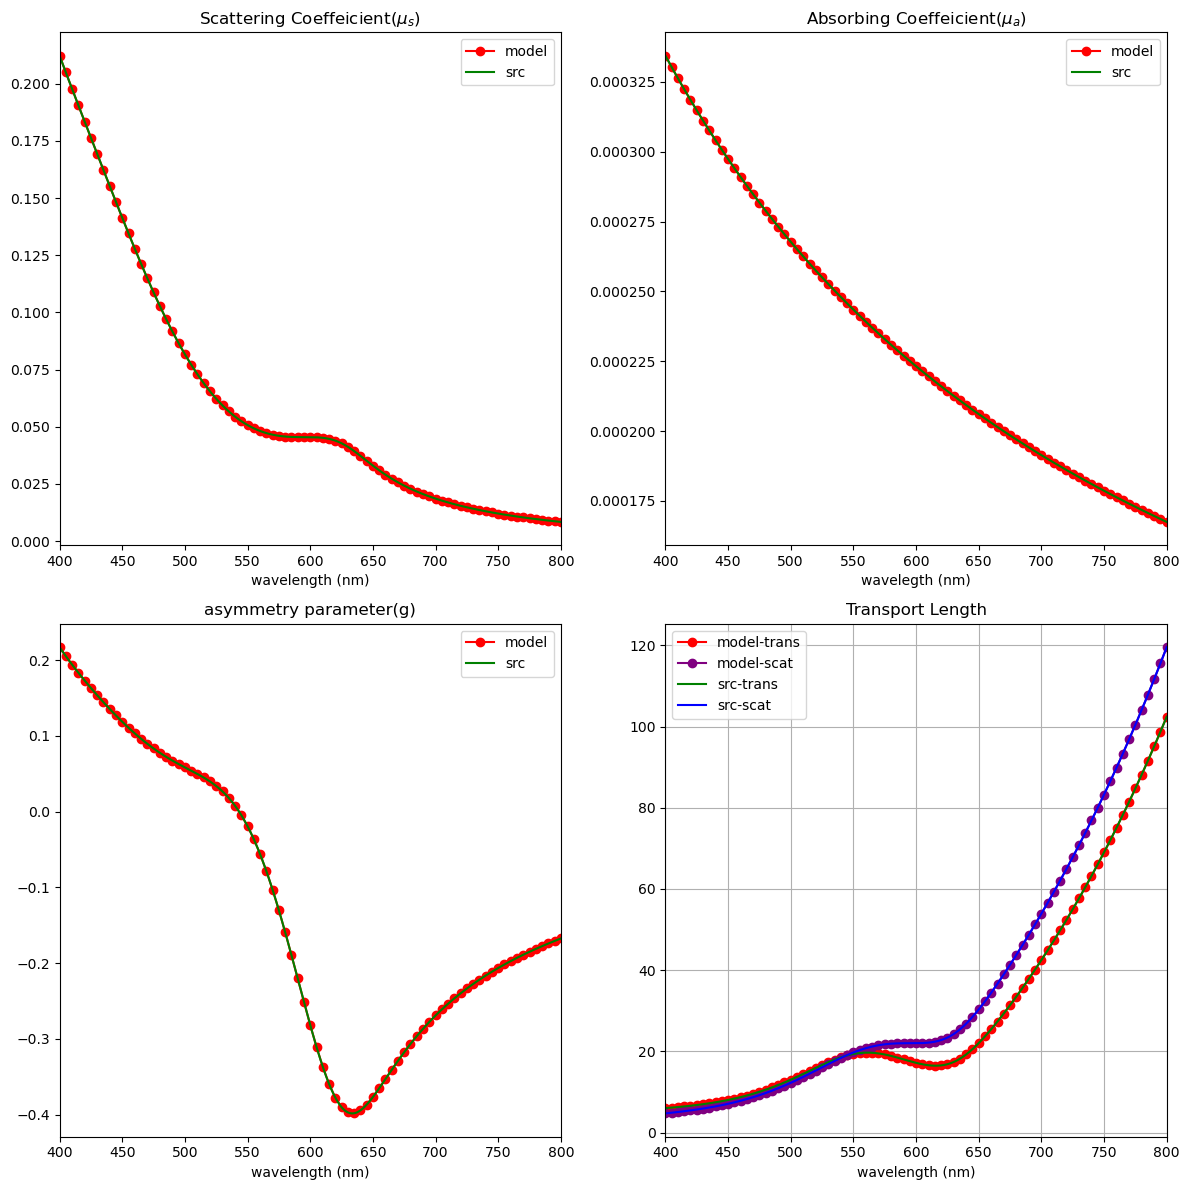
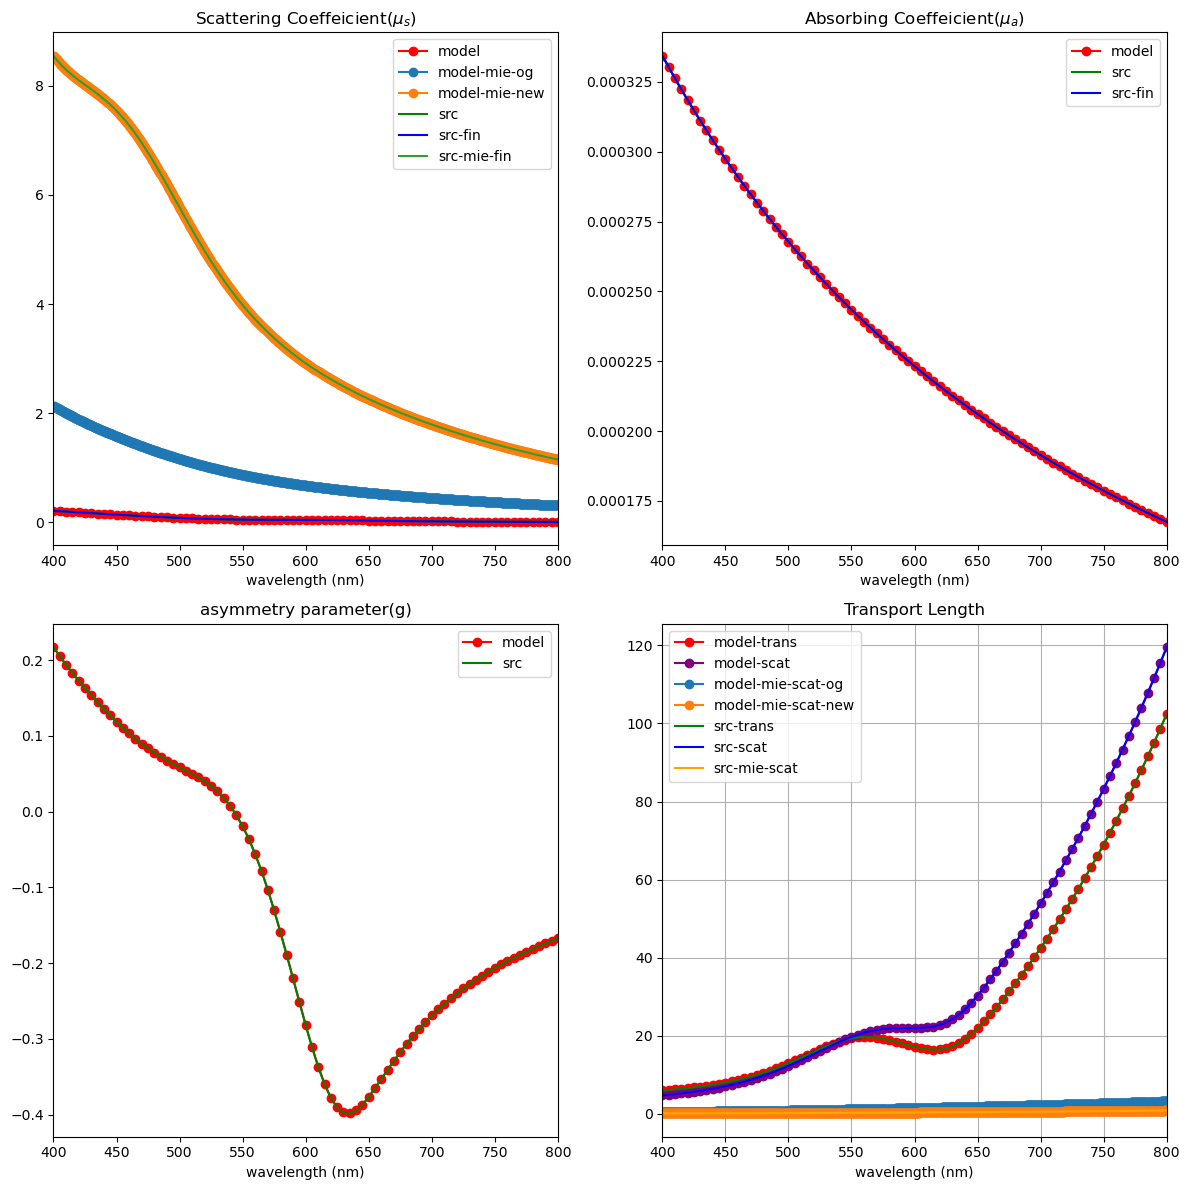
Unified diff of the notebook cell whose output changed from the first chart to the second:
--- before
+++ after
@@ -15,4 +15,12 @@
 model_csca = model_csca_data["csca"]
 
+model_mie_data = pd.read_csv("data/model_mu_mie.csv")
+model_mie_wvls = model_mie_data["wvls"]
+model_mie_mu_scat= model_mie_data["mu_scat_mie"]
+
+model_mie_new_data = pd.read_csv("data/model_mu_mie_new.csv")
+model_mie_new_wvls = model_mie_new_data["wvls"]
+model_mie_new_mu_scat= model_mie_new_data["mu_scat_mie"]
+
 src_mu_data = np.load("data/src_mu.npz")
 src_wvls = src_mu_data["wvls"]
@@ -20,4 +28,13 @@
 src_mu_abs = src_mu_data["mu_abs"]
 src_csca_sample = src_mu_data["csca_sample"]
+src_phase = src_mu_data["phase"]
+
+src_mu_data_fin = np.load("data/src_mu_final.npz")
+src_wvls_fin = src_mu_data_fin["wvls"]
+src_mu_scat_fin = src_mu_data_fin["mu_scat"][:,0]
+src_mu_scat_mie_fin = src_mu_data_fin["mu_scat"][:,1]
+src_mu_abs_fin = src_mu_data_fin["mu_abs"]
+src_csca_sample_fin = src_mu_data_fin["csca_sample"]
+src_phase_fin = src_mu_data_fin["phase"]
 
 src_transport_data = pd.read_csv("data/src_transport_length.csv")
@@ -30,5 +47,9 @@
 
 axes[0,0].plot(model_wvls, model_mu_scat, color='red', label="model", marker= "o")
+axes[0,0].plot(model_mie_wvls*1000, model_mie_mu_scat, label="model-mie-og", marker= "o")
+axes[0,0].plot(model_mie_new_wvls*1000, model_mie_new_mu_scat, label="model-mie-new", marker= "o")
 axes[0,0].plot(src_wvls, src_mu_scat, color='green', label="src")
+axes[0,0].plot(src_wvls_fin, src_mu_scat_fin, color='blue', label="src-fin")
+axes[0,0].plot(src_wvls_fin, src_mu_scat_mie_fin, label="src-mie-fin")
 axes[0,0].set_title(r'Scattering Coeffeicient($\mu_{s}$)')
 axes[0,0].set_xlabel('wavelength (nm)')
@@ -39,4 +60,5 @@
 axes[0,1].plot(model_wvls, model_mu_abs, color='red', label="model", marker= "o")
 axes[0,1].plot(src_wvls, src_mu_abs, color='green', label="src")
+axes[0,1].plot(src_wvls_fin, src_mu_abs_fin, color='blue', label="src-fin")
 axes[0,1].set_title(r'Absorbing Coeffeicient($\mu_{a}$)')
 axes[0,1].set_xlabel('wavelegth (nm)')
@@ -53,6 +75,9 @@
 axes[1,1].plot(model_wvls, model_l_star, color='red', label="model-trans", marker= "o")
 axes[1,1].plot(model_wvls, model_l_scat, color='purple', label="model-scat", marker= "o")
+axes[1,1].plot(model_mie_wvls*1000, 1/model_mie_mu_scat, label="model-mie-scat-og", marker= "o")
+axes[1,1].plot(model_mie_new_wvls*1000, 1/model_mie_new_mu_scat, label="model-mie-scat-new", marker= "o")
 axes[1,1].plot(src_transport_wvls, src_l_star/1000, color='green', label="src-trans")
 axes[1,1].plot(src_transport_wvls, 1/src_mu_scat, color='blue', label="src-scat")
+axes[1,1].plot(src_wvls_fin, 1/src_mu_scat_mie_fin, color='orange', label="src-mie-scat")
 axes[1,1].set_title('Transport Length')
 axes[1,1].set_xlabel('wavelength (nm)')

Commit: Update photon tracking process